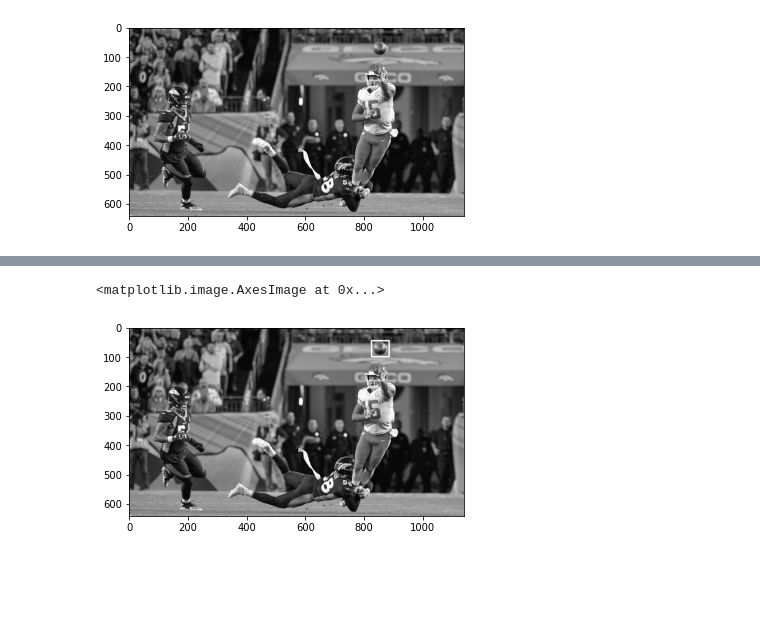
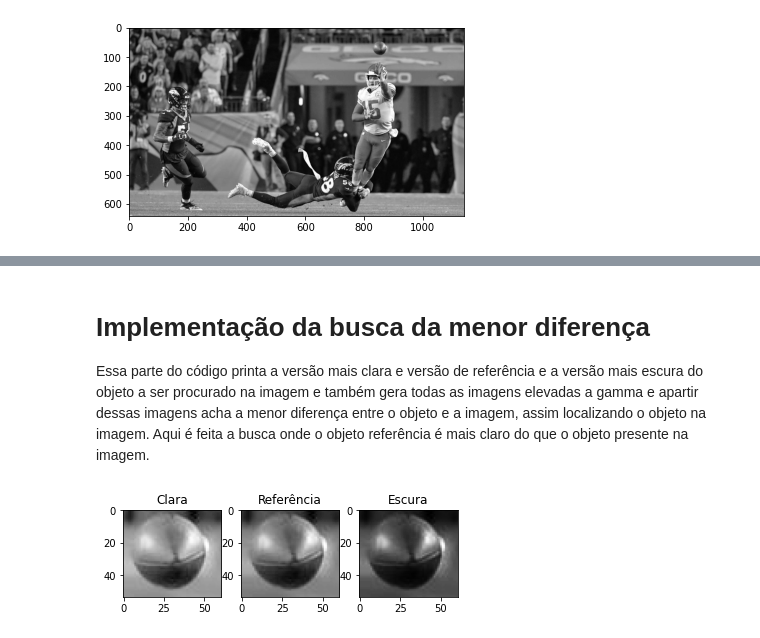
Before and after one commit to FelTavoni/ProcessamentoDigitalImagens, a Jupyter notebook: T2/Trab2.ipynb, the cells around one changed output, grey strips where cells are left out. Drawn from its saved outputs; the diff is of its cells as text; code cells hidden in the pictures; blank space fills up the shorter version.

```diff
--- a/T2/Trab2.ipynb
+++ b/T2/Trab2.ipynb
@@ -6,7 +29,7 @@ import cv2
 # %%
 img = plt.imread('images/MahomesPassGray.tiff')
 img = img.astype(float)
-filtro = plt.imread('images/Ball.tiff')
+filtro = plt.imread('images/FootballBallLighter.tiff')
 filtro = filtro.astype(float)
 # %%
 plt.imshow(filtro, cmap ="gray")
@@ -63,7 +95,5 @@ def encontra_minimo(img):
 # %%
 def draw_rectangle(img_g, center, size):
-    '''Desenha um quadrado em uma cópia do array img_g. center indica o centro do quadrado
-       e size o tamanho.'''
 
     half_num_rows_obj = size[0]//2
     half_num_cols_obj = size[1]//2
@@ -74,31 +104,44 @@ def draw_rectangle(img_g, center, size):
     cv2.rectangle(img_rectangle, pt1=pt1, pt2=pt2, color=255, thickness=3)
 
     return img_rectangle
+# %% [markdown]
+# Implementação da busca da menor diferença
+
+Essa parte do código printa a versão mais clara e versão de referência e a versão mais escura do objeto a ser procurado na imagem e também gera todas as imagens elevadas a gamma e apartir dessas imagens acha a menor diferença entre o objeto e a imagem, assim localizando o objeto na imagem.
+Aqui é feita a busca onde o objeto referência é mais claro do que o objeto presente na imagem.
 # %%
 # Procurando a menor diferença entre todas as imagens com intensidades alteradas
 
-dark = np.linspace(0,1,10,endpoint=False)
-light = np.linspace(1.1,2,10,endpoint=False)
+dark = np.linspace(1.1,3,10,endpoint=False)
+light = np.linspace(0.1,1,10,endpoint=False)
 
 img_diff = diferenca_quadratica_corr(img, filtro)
 menor_valor, indice = encontra_minimo(img_diff)
+
+plt.subplot(1, 3, 1)
+plt.imshow(gera_gamma(filtro, 0.1), cmap='gray')
+plt.title('Clara')
+plt.subplot(1, 3, 2)
+plt.imshow(filtro, cmap = 'gray')
+plt.title('Referência')
+plt.subplot(1, 3, 3)
+plt.imshow(gera_gamma(filtro, 3), cmap='gray')
+plt.title('Escura')
 
 for x in dark:
     img_diff = diferenca_quadratica_corr(img, gera_gamma(filtro, x))
     menor_valor_outraimg, indice_outraimg = encontra_minimo(img_diff)
     if(menor_valor_outraimg < menor_valor):
         menor_valor = menor_valor_outraimg
         indice = indice_outraimg
 
 for x in light:
     img_diff = diferenca_quadratica_corr(img, gera_gamma(filtro, x))
     menor_valor_outraimg, indice_outraimg = encontra_minimo(img_diff)
     if(menor_valor_outraimg < menor_valor):
         menor_valor = menor_valor_outraimg
         indice = indice_outraimg
 
 img_square = draw_rectangle(img, indice, filtro.shape)
-plt.imshow(img_square, 'gray')
 # %% [output]
-<matplotlib.image.AxesImage at 0x...>
-[figure, old version]
+[figure, new version]
```
Also changed, not shown: parts of 14 cells of this notebook.
